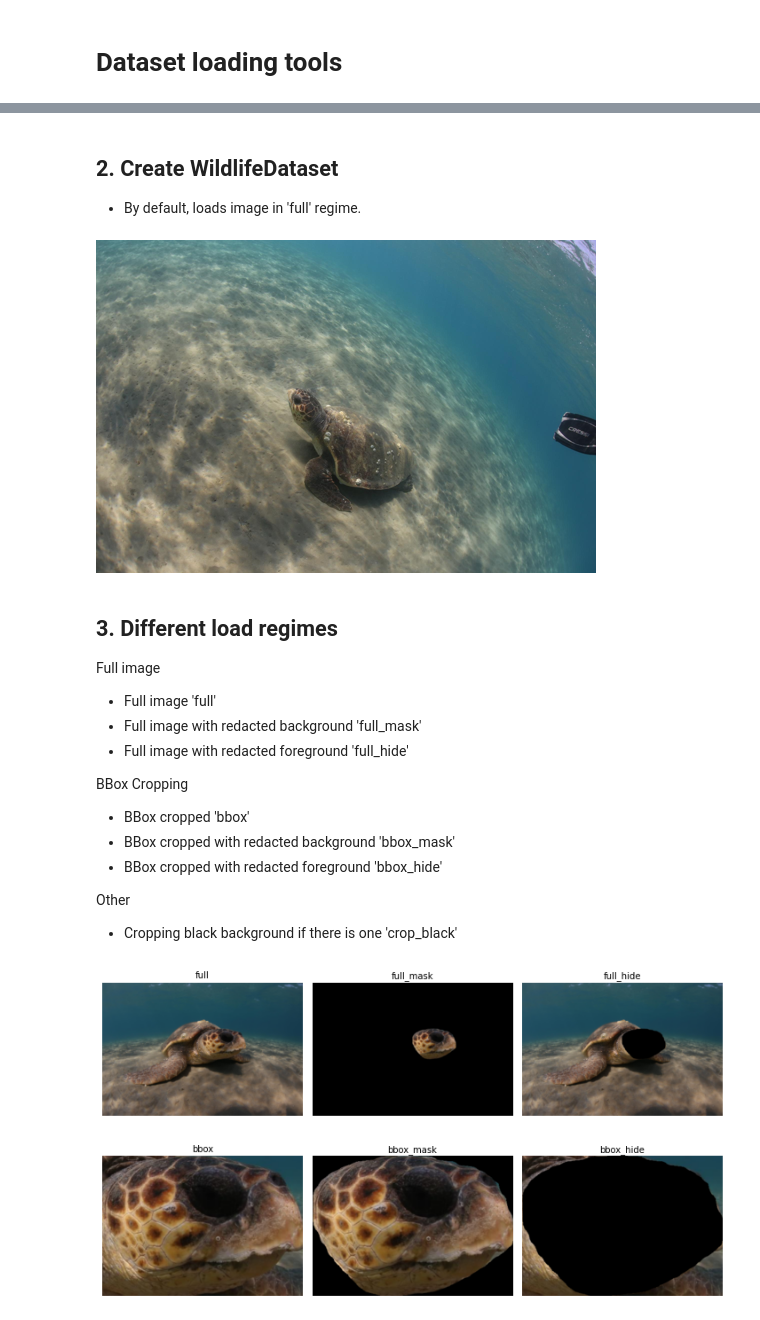
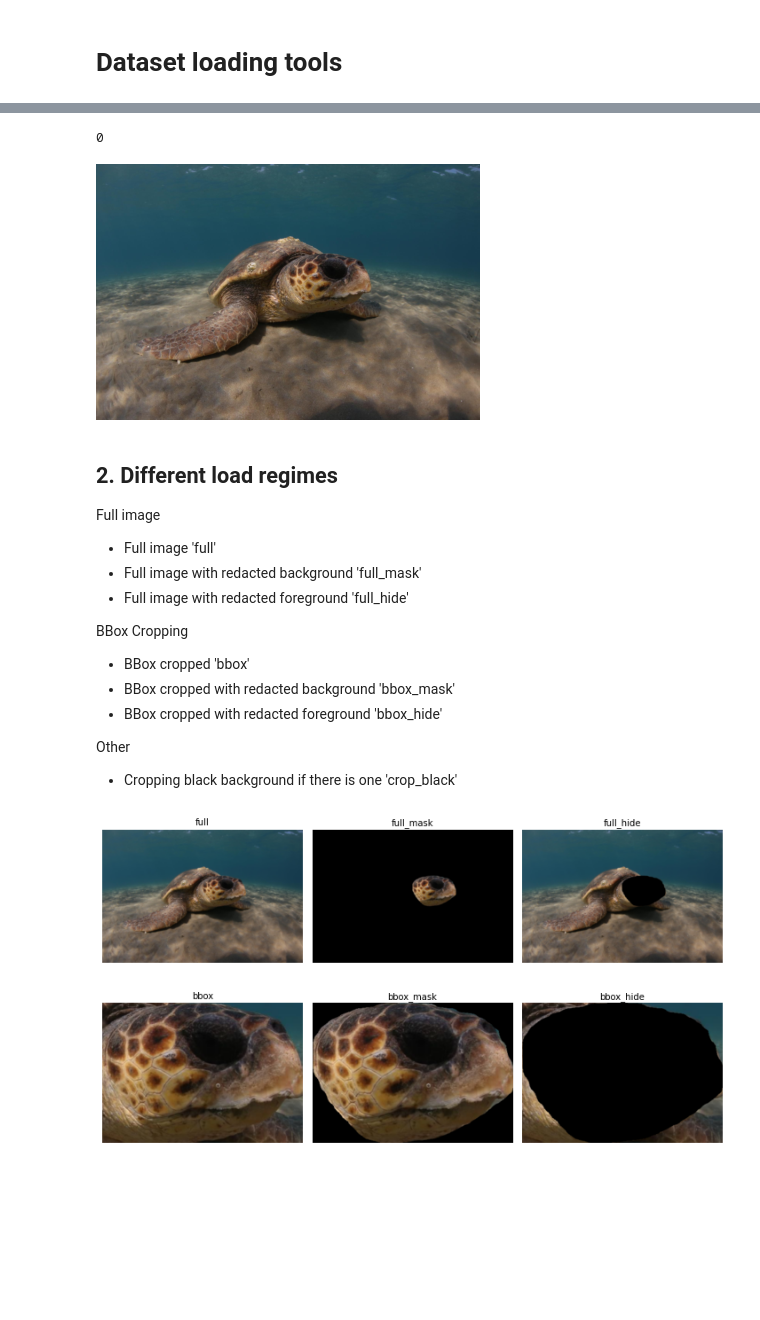
Before and after one commit to WildlifeDatasets/wildlife-tools, a Jupyter notebook: examples/example_datasets.ipynb, the cells around one changed output, grey strips where cells are left out. Saved outputs shown, nothing was run; the diff lists cells and outputs as text; code cells hidden in the pictures; blank space fills up the shorter version.

```diff
--- a/examples/example_datasets.ipynb
+++ b/examples/example_datasets.ipynb
@@ -34,14 +17,16 @@ image
-# %% [markdown]
-## 2. Create WildlifeDataset
-- By default, loads image in 'full' regime.
-# %%
-dataset = WildlifeDataset(metadata, root=root)
-img, label = dataset[0]
-img.resize((img.size[0] // 4, img.size[1] // 4))
-# %% [output]
-[figure, removed]
+# %%
+metadata = pd.read_csv('ExampleDataset/metadata.csv') # 3 images from SeaTurtleID
+dataset_root = 'ExampleDataset'
+
+dataset = WildlifeDataset(metadata, dataset_root, transform=Resize(256))
+img, label = dataset[0]
+print(label)
+img
+# %% [output]
+0
+[figure, added]
 # %% [markdown]
-## 3. Different load regimes
+## 2. Different load regimes
 
 Full image
 - Full image 'full'
```
Also changed, not shown: parts of 6 cells of this notebook, 19 other files.
